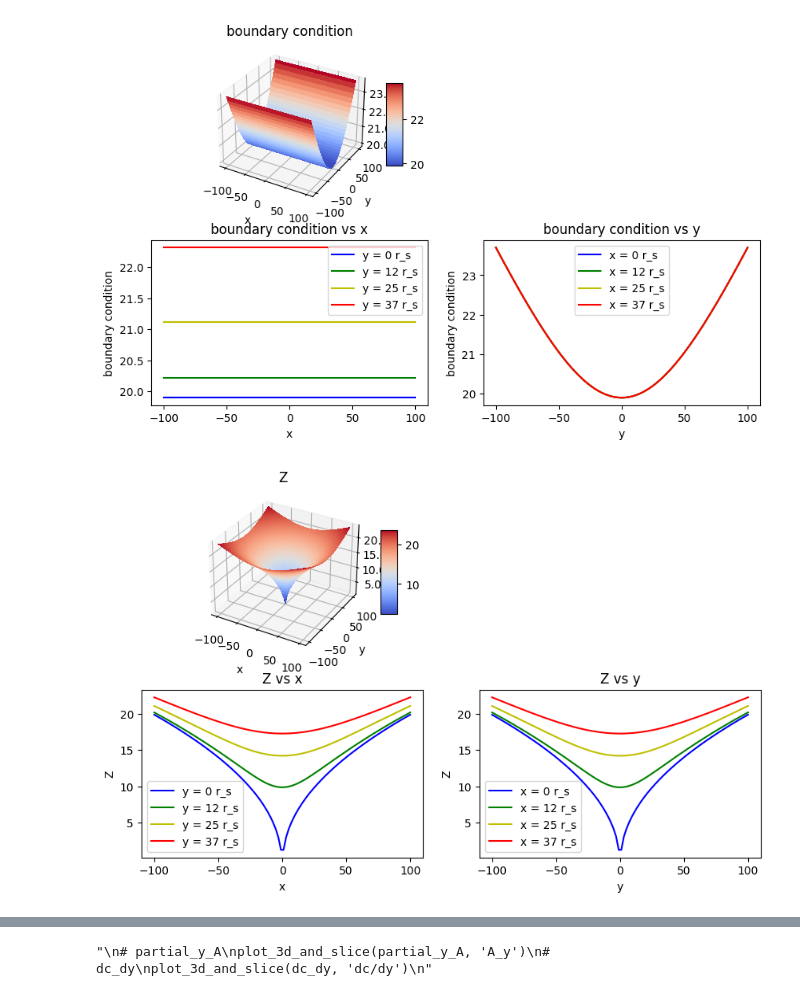
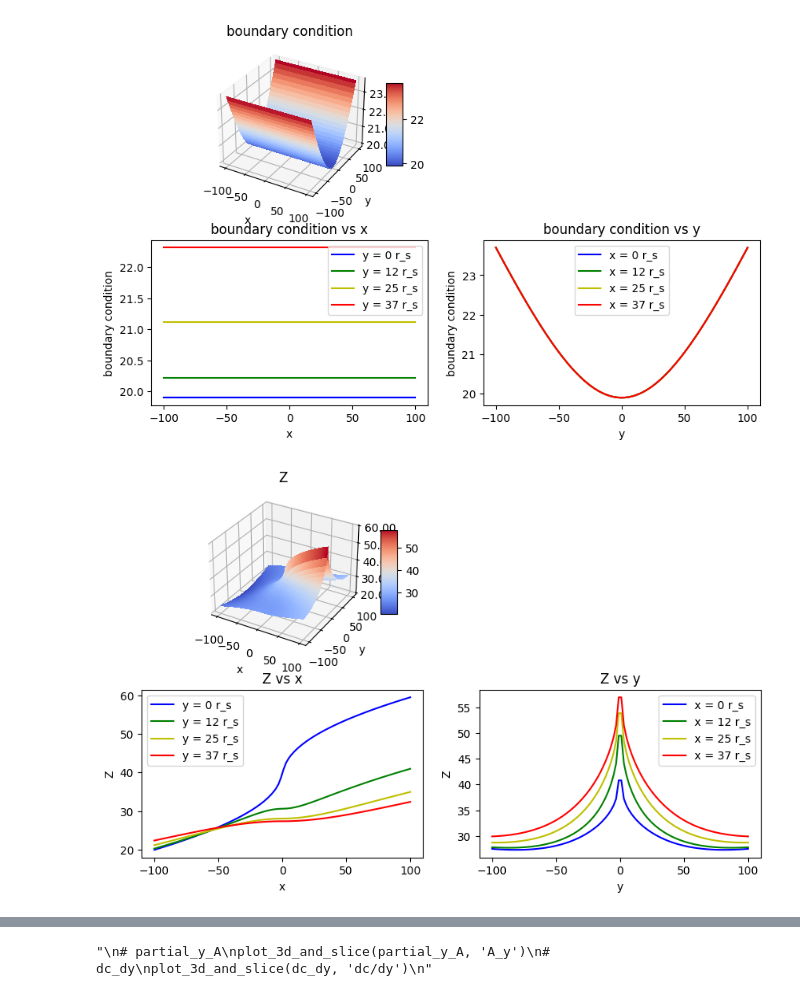
Before and after one commit to NagisaKanno/Embedding-PDE-beta, a Jupyter notebook: copy_embedding_pde_Mar19.ipynb, the cells around one changed output, grey strips where cells are left out. Cells and saved outputs as stored; diff of their text form; code cells hidden in the pictures.

```diff
--- a/copy_embedding_pde_Mar19.ipynb
+++ b/copy_embedding_pde_Mar19.ipynb
@@ -4,6 +4,11 @@ import matplotlib.pyplot as plt
 from matplotlib import cm
 from scipy.integrate import cumulative_trapezoid
 from scipy.integrate import trapezoid
+
+
+'''
+Multiple metrics
+'''
 
 ### metric
 # ''' # Schwarzchild
@@ -48,9 +53,9 @@ def g_xy(x, y):
 
 ### embedding pde's
 def partial_x_Z(x, y):
-    return np.sign(x) * np.sqrt(g_xx(x, y) - 1)
+    return np.sqrt(g_xx(x, y) - 1)
 def partial_y_Z(x, y):
-    return np.sign(y) * np.sqrt(g_yy(x, y) - 1)
+    return np.sqrt(g_yy(x, y) - 1)
 
 
 ### set-up
@@ -152,2 +157,2 @@ plot_3d_and_slice(dc_dy, 'dc/dy')
 [figure]
-[figure, old version]
+[figure, new version]
```
Also changed, not shown: parts of 1 cell of this notebook, 4 other files.
